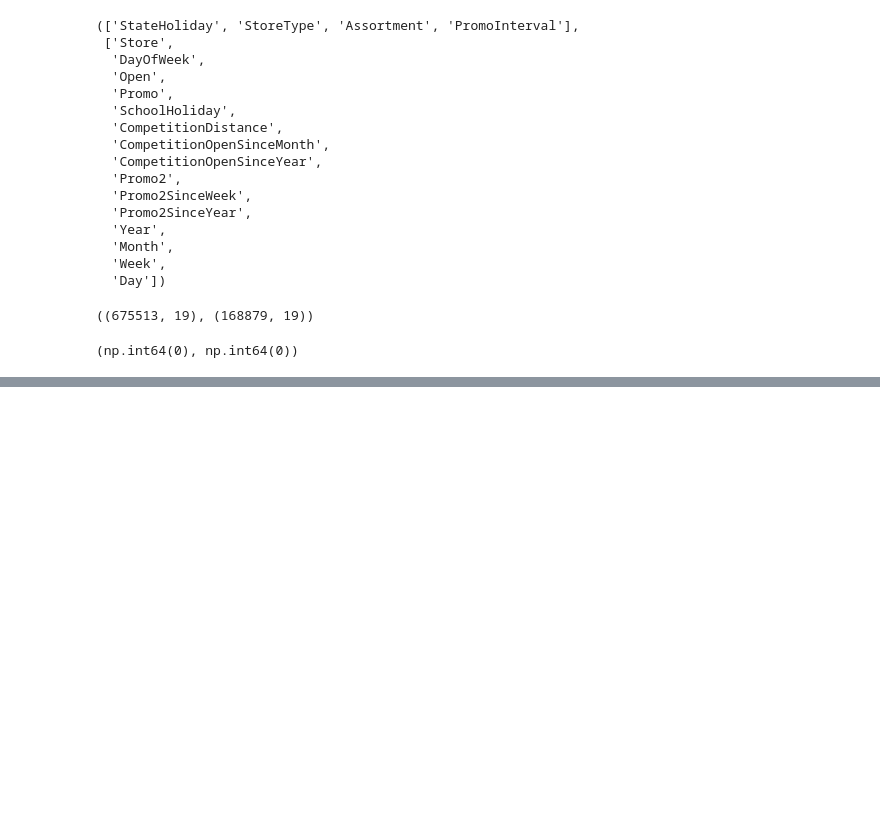
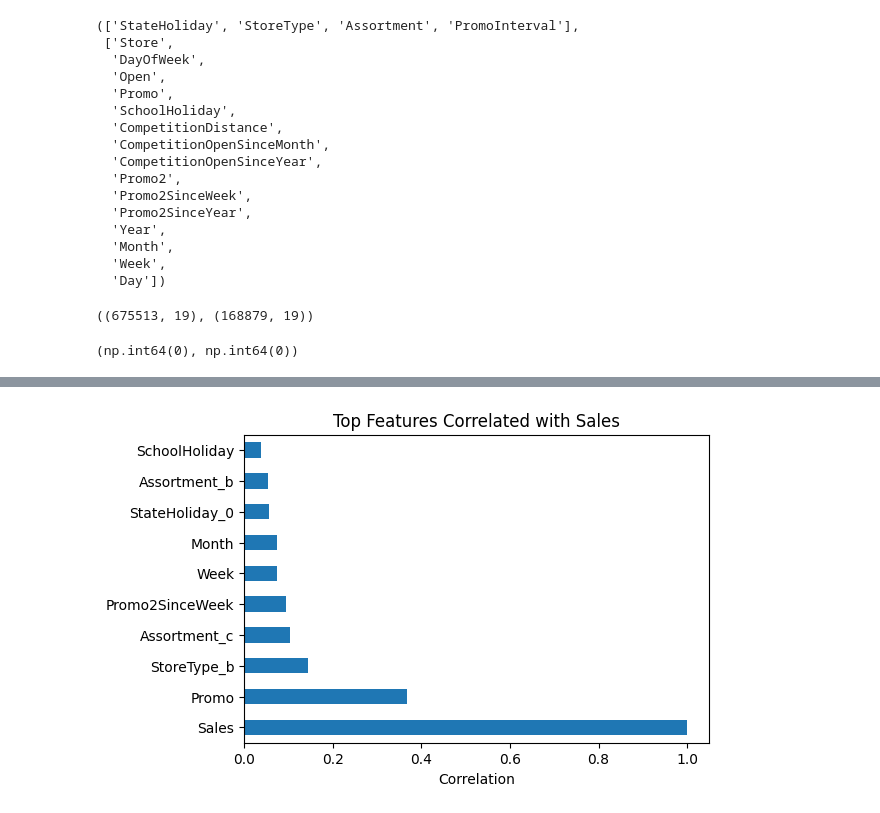
Before and after one commit to mira894/rossmann-sales-forecasting, a Jupyter notebook: notebooks/03_feature_engineering.ipynb, the cells around one changed output, grey strips where cells are left out. Drawn from its saved outputs; the diff is of its cells as text; code cells hidden in the pictures; blank space fills up the shorter version.

Commit message:
Updated Optimization
assignment_report.docx added
optimized Feature selection
Optimized models
and evaluation insights

```diff
--- a/notebooks/03_feature_engineering.ipynb
+++ b/notebooks/03_feature_engineering.ipynb
@@ -85,3 +85,15 @@ X_train_enc.to_csv("../data/processed/X_train.csv", index=False)
 X_test_enc.to_csv("../data/processed/X_test.csv", index=False)
 y_train.to_csv("../data/processed/y_train.csv", index=False)
 y_test.to_csv("../data/processed/y_test.csv", index=False)
+# %%
+# ===============================
+# Feature Selection: Correlation
+# ===============================
+
+import pandas as pd
+import matplotlib.pyplot as plt
+
+df_corr = pd.get_dummies(df_fe, drop_first=True)
+correlation = df_corr.corr()['Sales'].sort_values(ascending=False)
+
+correlation.head(10)
@@ -87,0 +112,7 @@ y_test.to_csv("../data/processed/y_test.csv", index=False)
+# %%
+correlation.head(10).plot(kind='barh', figsize=(6,4))
+plt.title('Top Features Correlated with Sales')
+plt.xlabel('Correlation')
+plt.show()
+# %% [output]
+[figure, added]
```
Also changed, not shown: parts of 4 cells of this notebook, 2 other files.
